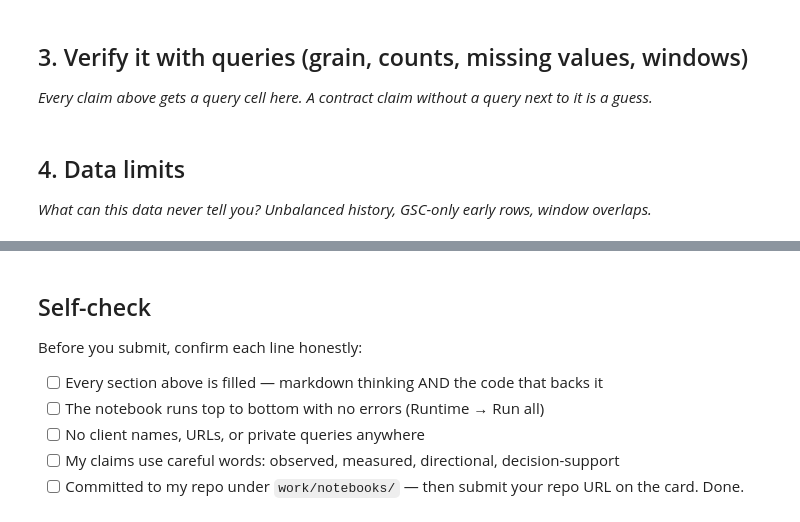
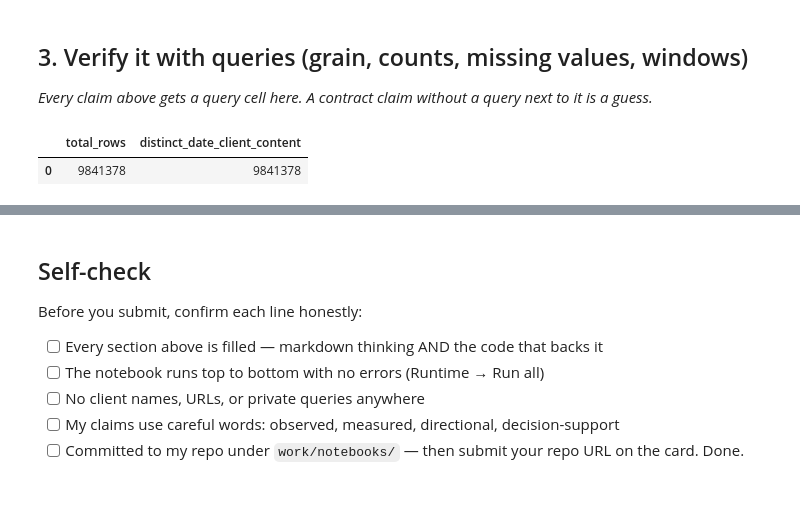
Before and after one commit to Eman123-123/flyrank-ml-internship, a Jupyter notebook: work/notebooks/w03_data_contract.ipynb, the cells around one changed output, grey strips where cells are left out. Cells and saved outputs as stored; diff of their text form; code cells hidden in the pictures.

```diff
--- a/work/notebooks/w03_data_contract.ipynb
+++ b/work/notebooks/w03_data_contract.ipynb
@@ -30,4 +101,14 @@ This skeleton is yours to fill. Work the sections **in order** — each one has
-# %% [markdown]
-## 4. Data limits
-
-*What can this data never tell you? Unbalanced history, GSC-only early rows, window overlaps.*
+# %%
+# Query 1 — Verify the grain
+con.sql("""
+SELECT
+    COUNT(*) AS total_rows,
+    COUNT(DISTINCT (report_date, client_hash_id, content_hash_id)) AS distinct_date_client_content
+FROM read_parquet(
+    'hf://datasets/FlyRank/internship-warehouse/fact_content_daily_performance/**/*.parquet'
+)
+WHERE month = '2026-03'
+""").df()
+# %% [output]
+|  | total_rows | distinct_date_client_content |
+| 0 | 9841378 | 9841378 |
```
Also changed, not shown: parts of 17 cells of this notebook.
